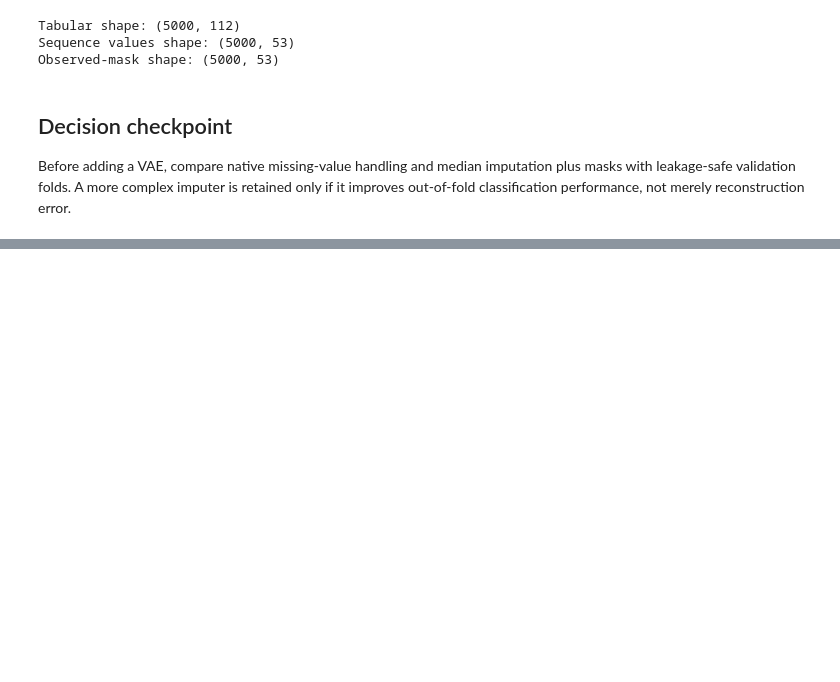
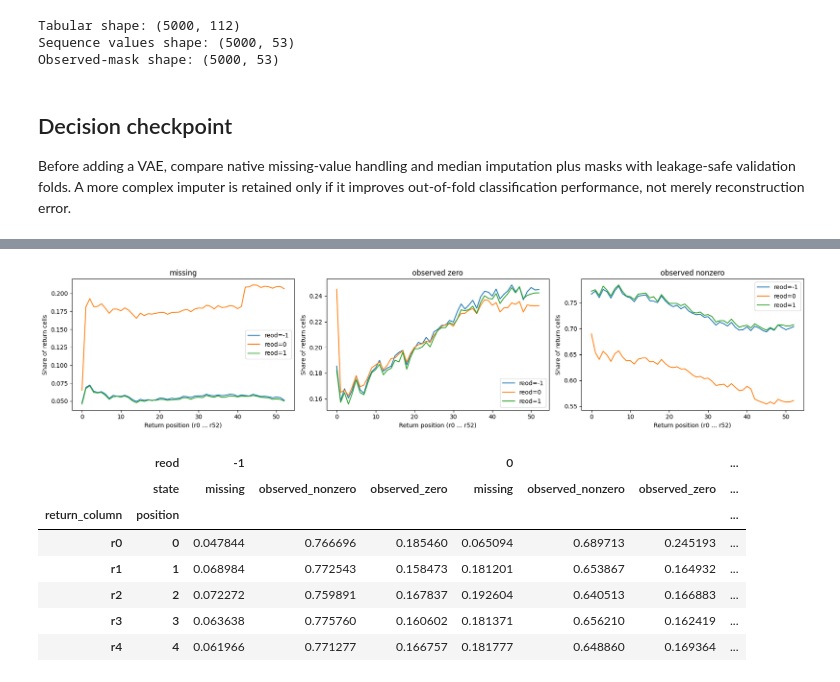
Before and after one commit to ADRIANVM117/data-science-portfolio, a Jupyter notebook: Prediction_of_daily_stock_end_of_day_movements_on_the_US_market/notebooks/01_data_audit.ipynb, the cells around one changed output, grey strips where cells are left out. Saved outputs shown, nothing was run; the diff lists cells and outputs as text; code cells hidden in the pictures; blank space fills up the shorter version.

```diff
--- a/Prediction_of_daily_stock_end_of_day_movements_on_the_US_market/notebooks/01_data_audit.ipynb
+++ b/Prediction_of_daily_stock_end_of_day_movements_on_the_US_market/notebooks/01_data_audit.ipynb
@@ -336,0 +343,25 @@ Before adding a VAE, compare native missing-value handling and median imputation
+# %%
+# Q1: each return cell belongs to one and only one state.
+return_values = returns.to_numpy(copy=False)
+target_values = y_train.to_numpy()
+state_names = ['missing', 'observed_zero', 'observed_nonzero']
+q1_aggregate_records, q1_position_records = [], []
+
+for label in classes:
+    class_values = return_values[target_values == label]
+    missing = np.isnan(class_values)
+    observed_zero = class_values == 0
+    observed_nonzero = (~missing) & (~observed_zero)
+    state_arrays = {'missing': missing, 'observed_zero': observed_zero, 'observed_nonzero': observed_nonzero}
+    for state, values in state_arrays.items():
+        q1_aggregate_records.append({'reod': label, 'state': state, 'count': int(values.sum()), 'share_all_return_cells': float(values.mean())})
+        for position, column in enumerate(return_columns):
+            q1_position_records.append({'reod': label, 'return_column': column, 'position': position, 'state': state, 'share_all_return_cells': float(values[:, position].mean())})
+
+q1_aggregate = pd.DataFrame(q1_aggregate_records)
+q1_position_rates = pd.DataFrame(q1_position_records)
+q1_aggregate_table = q1_aggregate.pivot(index='reod', columns='state', values=['count', 'share_all_return_cells'])
+q1_state_shares = q1_aggregate.pivot(index='reod', columns='state', values='share_all_return_cells')
+q1_observed_zero_given_observed = (q1_state_shares['observed_zero'] / (q1_state_shares['observed_zero'] + q1_state_shares['observed_nonzero'])).rename('observed_zero_given_observed').to_frame()
+display(q1_aggregate_table)
+display(q1_observed_zero_given_observed)
@@ -336,0 +380,25 @@ Before adding a VAE, compare native missing-value handling and median imputation
+# %%
+# Q1 by intraday position; every rate is relative to all class-position cells.
+fig, axes = plt.subplots(1, 3, figsize=(18, 4))
+for axis, state in zip(axes, state_names):
+    state_rates = q1_position_rates[q1_position_rates['state'] == state]
+    for label in classes:
+        subset = state_rates[state_rates['reod'] == label].sort_values('position')
+        axis.plot(subset['position'], subset['share_all_return_cells'], label=f'reod={label}')
+    axis.set(title=state.replace('_', ' '), xlabel='Return position (r0 ... r52)', ylabel='Share of return cells')
+    axis.legend()
+plt.tight_layout()
+plt.show()
+
+q1_position_summary = q1_position_rates.pivot_table(index=['return_column', 'position'], columns=['reod', 'state'], values='share_all_return_cells').sort_index(level='position')
+display(q1_position_summary.head())
+# %% [output]
+[figure, added]
+|  | reod | -1 |  |  | 0 |  |  | ... |
+|  | state | missing | observed_nonzero | observed_zero | missing | observed_nonzero | observed_zero | ... |
+| return_column | position |  |  |  |  |  |  | ... |
+| r0 | 0 | 0.047844 | 0.766696 | 0.185460 | 0.065094 | 0.689713 | 0.245193 | ... |
+| r1 | 1 | 0.068984 | 0.772543 | 0.158473 | 0.181201 | 0.653867 | 0.164932 | ... |
+| r2 | 2 | 0.072272 | 0.759891 | 0.167837 | 0.192604 | 0.640513 | 0.166883 | ... |
+| r3 | 3 | 0.063638 | 0.775760 | 0.160602 | 0.181371 | 0.656210 | 0.162419 | ... |
+| r4 | 4 | 0.061966 | 0.771277 | 0.166757 | 0.181777 | 0.648860 | 0.169364 | ... |
```
Also changed, not shown: parts of 25 cells of this notebook, 53 other files.
